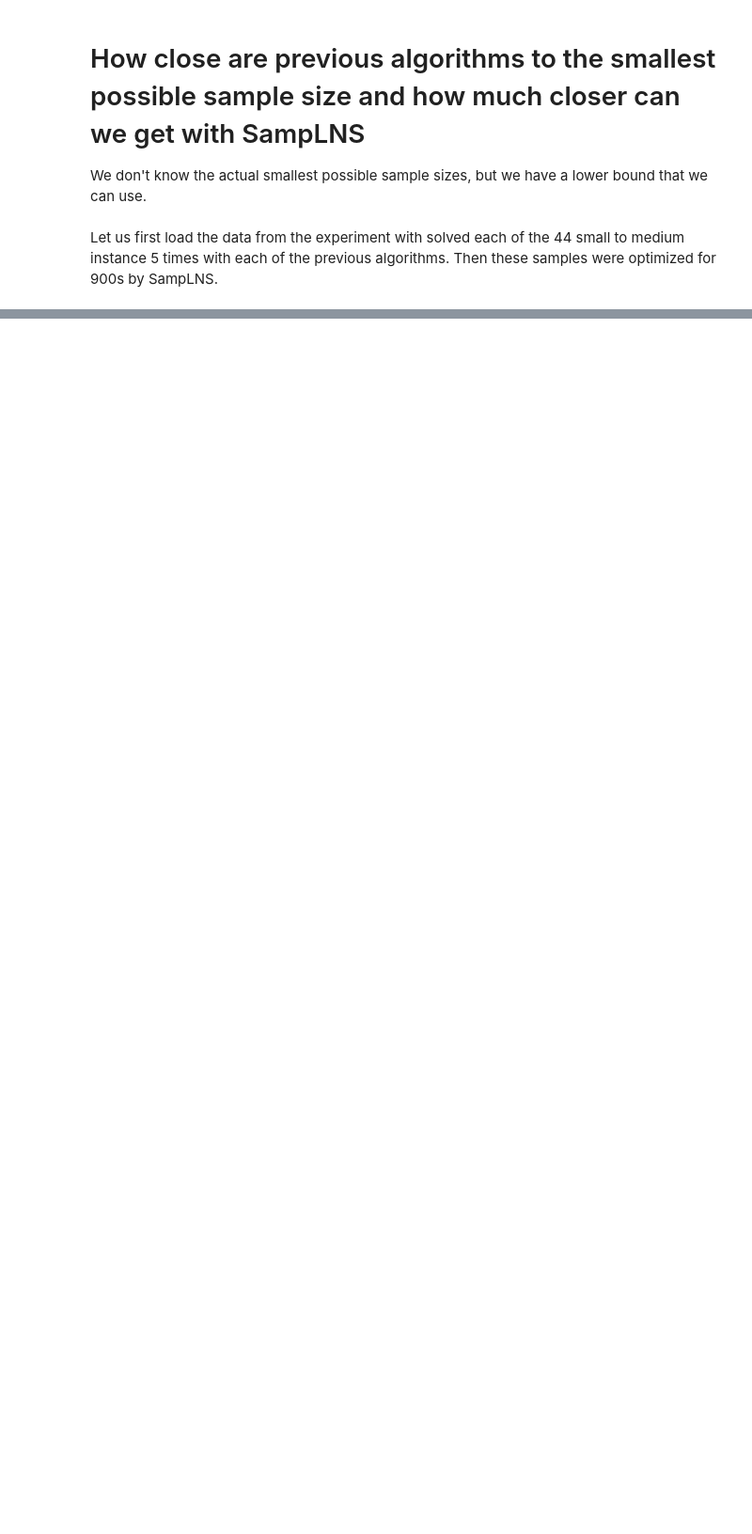
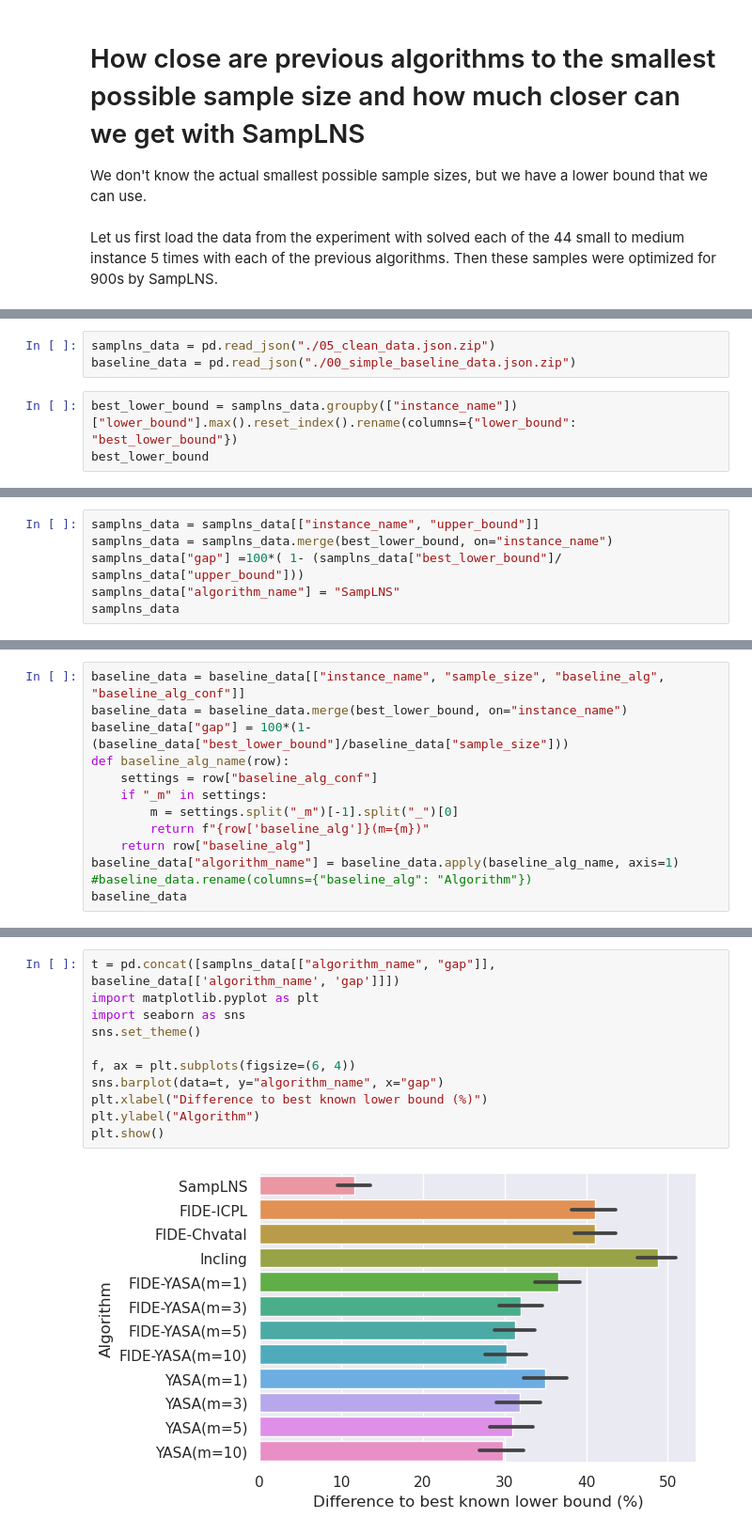
Before and after one commit to tubs-alg/SampLNS, a Jupyter notebook: evaluation/04_based_on_yasa/07_lower_bound_gap.ipynb, the cells around one changed output, grey strips where cells are left out. Shown: that part at 94% size. Cells and saved outputs as stored; diff of their text form; blank space fills up the shorter version.

```diff
--- a/evaluation/04_based_on_yasa/07_lower_bound_gap.ipynb
+++ b/evaluation/04_based_on_yasa/07_lower_bound_gap.ipynb
@@ -218,0 +9,6 @@ t_.reset_index().groupby(["baseline_alg", "SampLNS"])[["c"]].sum()
+# %%
+samplns_data = pd.read_json("./05_clean_data.json.zip")
+baseline_data = pd.read_json("./00_simple_baseline_data.json.zip")
+# %%
+best_lower_bound = samplns_data.groupby(["instance_name"])["lower_bound"].max().reset_index().rename(columns={"lower_bound": "best_lower_bound"})
+best_lower_bound
@@ -218,0 +33,6 @@ t_.reset_index().groupby(["baseline_alg", "SampLNS"])[["c"]].sum()
+# %%
+samplns_data = samplns_data[["instance_name", "upper_bound"]]
+samplns_data = samplns_data.merge(best_lower_bound, on="instance_name")
+samplns_data["gap"] =100*( 1- (samplns_data["best_lower_bound"]/ samplns_data["upper_bound"]))
+samplns_data["algorithm_name"] = "SampLNS"
+samplns_data
@@ -218,0 +53,13 @@ t_.reset_index().groupby(["baseline_alg", "SampLNS"])[["c"]].sum()
+# %%
+baseline_data = baseline_data[["instance_name", "sample_size", "baseline_alg", "baseline_alg_conf"]]
+baseline_data = baseline_data.merge(best_lower_bound, on="instance_name")
+baseline_data["gap"] = 100*(1-(baseline_data["best_lower_bound"]/baseline_data["sample_size"]))
+def baseline_alg_name(row):
+    settings = row["baseline_alg_conf"]
+    if "_m" in settings:
+        m = settings.split("_m")[-1].split("_")[0]
+        return f"{row['baseline_alg']}(m={m})"
+    return row["baseline_alg"]
+baseline_data["algorithm_name"] = baseline_data.apply(baseline_alg_name, axis=1)
+#baseline_data.rename(columns={"baseline_alg": "Algorithm"})
+baseline_data
@@ -218,0 +80,13 @@ t_.reset_index().groupby(["baseline_alg", "SampLNS"])[["c"]].sum()
+# %%
+t = pd.concat([samplns_data[["algorithm_name", "gap"]], baseline_data[['algorithm_name', 'gap']]])
+import matplotlib.pyplot as plt
+import seaborn as sns
+sns.set_theme()
+
+f, ax = plt.subplots(figsize=(6, 4))
+sns.barplot(data=t, y="algorithm_name", x="gap")
+plt.xlabel("Difference to best known lower bound (%)")
+plt.ylabel("Algorithm")
+plt.show()
+# %% [output]
+[figure, added]
```
Also changed, not shown: parts of 16 cells of this notebook, 7 other files.
